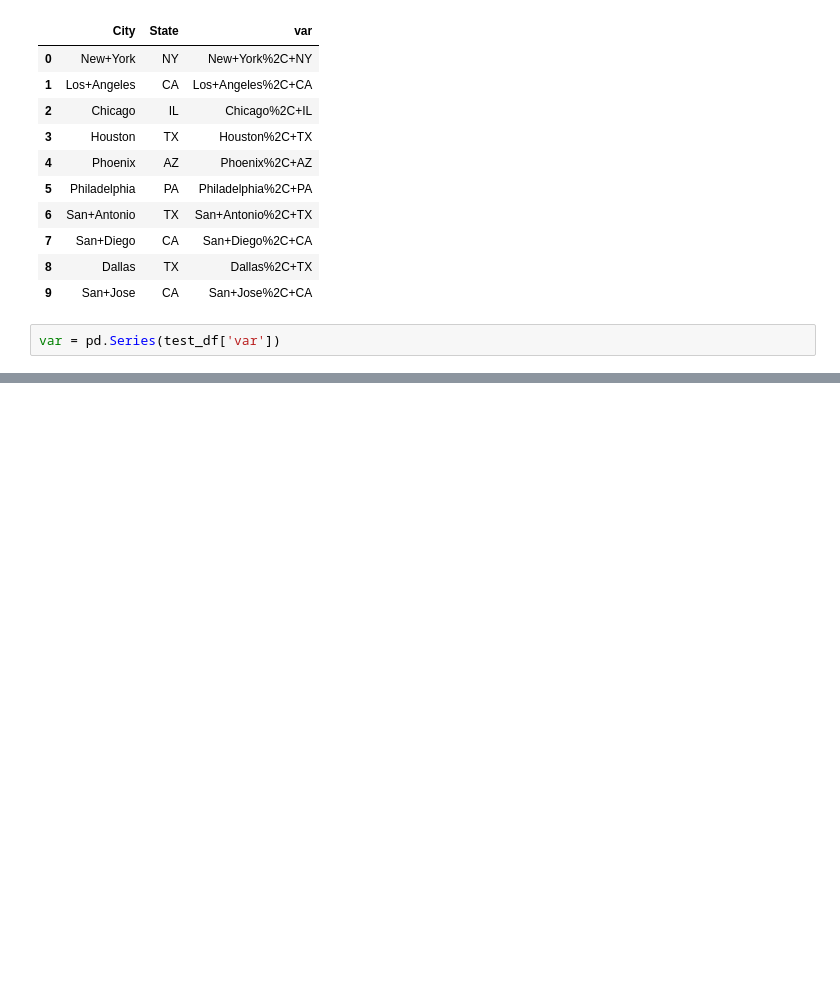
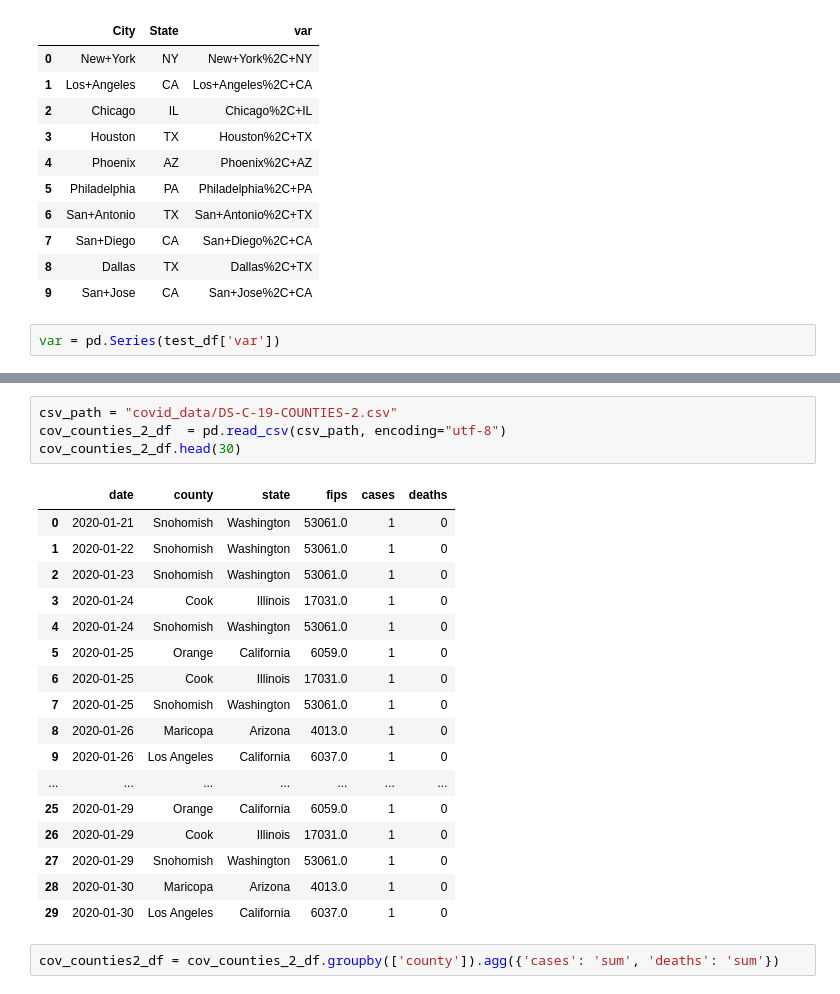
Before and after one commit to RHartley09/Project_1, a Jupyter notebook: JPB-conversion-import-TEST.ipynb, the cells around one changed output, grey strips where cells are left out. Cells and saved outputs as stored; diff of their text form; blank space fills up the shorter version.

Commit message:
clean data

```diff
--- a/JPB-conversion-import-TEST.ipynb
+++ b/JPB-conversion-import-TEST.ipynb
@@ -59,0 +116,24 @@ city_weather_df  = pd.read_csv(csv_path, encoding="utf-8")
+# %%
+csv_path = "covid_data/DS-C-19-COUNTIES-2.csv"
+cov_counties_2_df  = pd.read_csv(csv_path, encoding="utf-8")
+cov_counties_2_df.head(30)
+# %% [output]
+|  | date | county | state | fips | cases | deaths |
+| 0 | 2020-01-21 | Snohomish | Washington | 53061.0 | 1 | 0 |
+| 1 | 2020-01-22 | Snohomish | Washington | 53061.0 | 1 | 0 |
+| 2 | 2020-01-23 | Snohomish | Washington | 53061.0 | 1 | 0 |
+| 3 | 2020-01-24 | Cook | Illinois | 17031.0 | 1 | 0 |
+| 4 | 2020-01-24 | Snohomish | Washington | 53061.0 | 1 | 0 |
+| 5 | 2020-01-25 | Orange | California | 6059.0 | 1 | 0 |
+| 6 | 2020-01-25 | Cook | Illinois | 17031.0 | 1 | 0 |
+| 7 | 2020-01-25 | Snohomish | Washington | 53061.0 | 1 | 0 |
+| 8 | 2020-01-26 | Maricopa | Arizona | 4013.0 | 1 | 0 |
+| 9 | 2020-01-26 | Los Angeles | California | 6037.0 | 1 | 0 |
+| ... | ... | ... | ... | ... | ... | ... |
+| 25 | 2020-01-29 | Orange | California | 6059.0 | 1 | 0 |
+| 26 | 2020-01-29 | Cook | Illinois | 17031.0 | 1 | 0 |
+| 27 | 2020-01-29 | Snohomish | Washington | 53061.0 | 1 | 0 |
+| 28 | 2020-01-30 | Maricopa | Arizona | 4013.0 | 1 | 0 |
+| 29 | 2020-01-30 | Los Angeles | California | 6037.0 | 1 | 0 |
+# %%
+cov_counties2_df = cov_counties_2_df.groupby(['county']).agg({'cases': 'sum', 'deaths': 'sum'})
```
Also changed, not shown: parts of 9 cells of this notebook, 7 other files.
